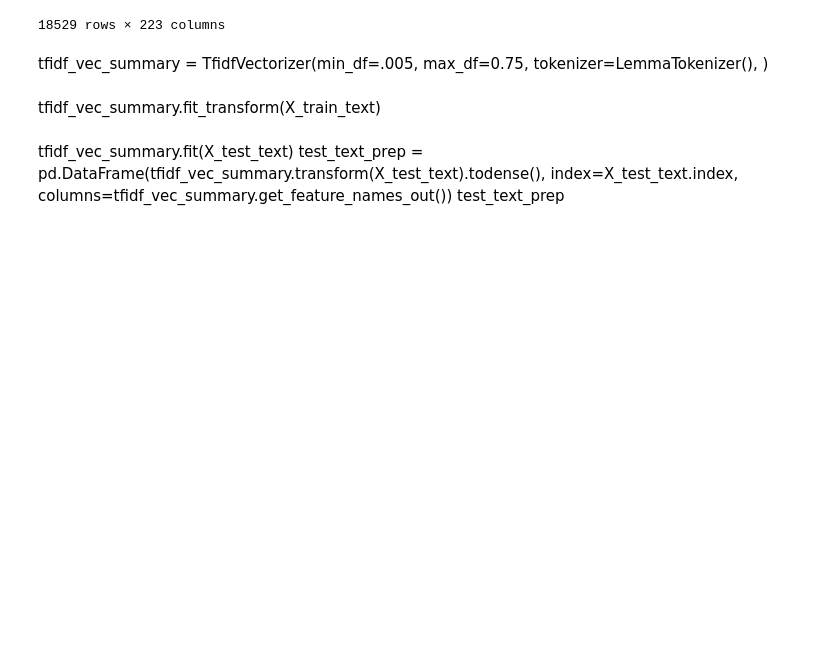
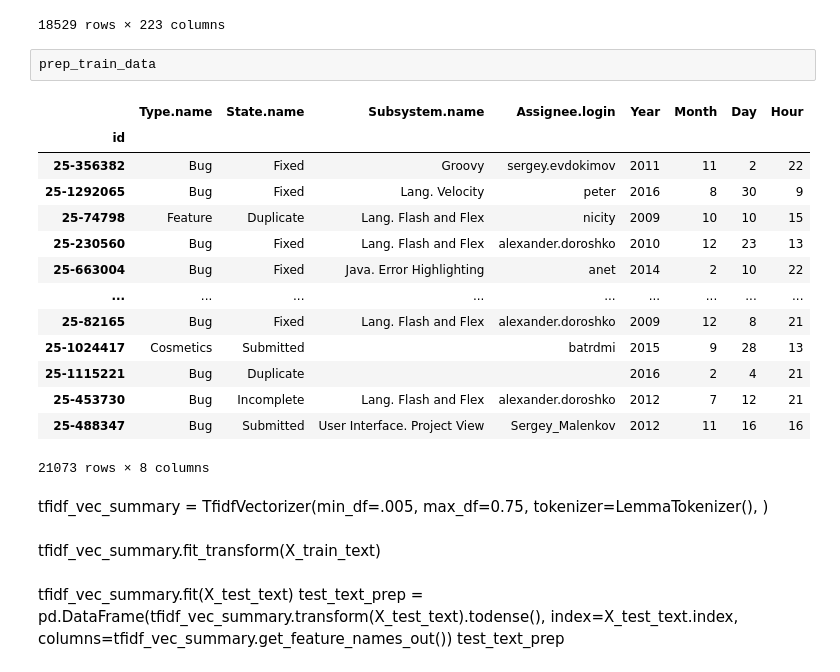
Before and after one commit to W1ldGoose/Data-Science, a Jupyter notebook: Radiculitki.ipynb, the cells around one changed output. Cells and saved outputs as stored; diff of their text form; blank space fills up the shorter version.

```diff
--- a/Radiculitki.ipynb
+++ b/Radiculitki.ipynb
@@ -315,6 +329,23 @@ test_text_prep
 | 25-3224549 | 0.0 | 0.0 | 0.0 | 0.0 | 0.0 | 0.0 | 0.0 | 0.0 | 0.0 | 0.0 | ... |
 | 25-3224582 | 0.0 | 0.0 | 0.0 | 0.0 | 0.0 | 0.0 | 0.0 | 0.0 | 0.0 | 0.0 | ... |
 18529 rows × 223 columns
+# %%
+prep_train_data
+# %% [output]
+|  | Type.name | State.name | Subsystem.name | Assignee.login | Year | Month | Day | Hour |
+| id |  |  |  |  |  |  |  |  |
+| 25-356382 | Bug | Fixed | Groovy | sergey.evdokimov | 2011 | 11 | 2 | 22 |
+| 25-1292065 | Bug | Fixed | Lang. Velocity | peter | 2016 | 8 | 30 | 9 |
+| 25-74798 | Feature | Duplicate | Lang. Flash and Flex | nicity | 2009 | 10 | 10 | 15 |
+| 25-230560 | Bug | Fixed | Lang. Flash and Flex | alexander.doroshko | 2010 | 12 | 23 | 13 |
+| 25-663004 | Bug | Fixed | Java. Error Highlighting | anet | 2014 | 2 | 10 | 22 |
+| ... | ... | ... | ... | ... | ... | ... | ... | ... |
+| 25-82165 | Bug | Fixed | Lang. Flash and Flex | alexander.doroshko | 2009 | 12 | 8 | 21 |
+| 25-1024417 | Cosmetics | Submitted |  | batrdmi | 2015 | 9 | 28 | 13 |
+| 25-1115221 | Bug | Duplicate |  |  | 2016 | 2 | 4 | 21 |
+| 25-453730 | Bug | Incomplete | Lang. Flash and Flex | alexander.doroshko | 2012 | 7 | 12 | 21 |
+| 25-488347 | Bug | Submitted | User Interface. Project View | Sergey_Malenkov | 2012 | 11 | 16 | 16 |
+21073 rows × 8 columns
 # %% [markdown]
 tfidf_vec_summary = TfidfVectorizer(min_df=.005, max_df=0.75,
                                     tokenizer=LemmaTokenizer(),
```
Also changed, not shown: parts of 27 cells of this notebook.
